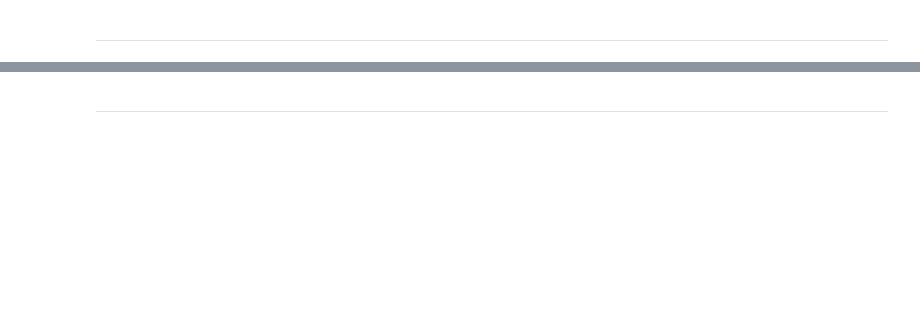
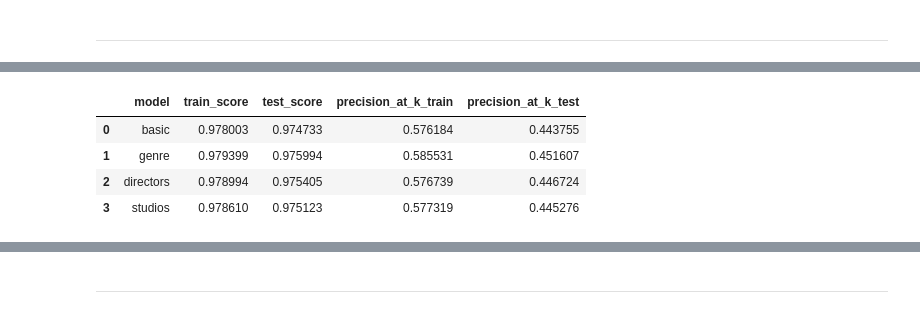
Before and after one commit to juanpablos/anime-recommender, a Jupyter notebook: Hitos/Hito_3.ipynb, the cells around one changed output, grey strips where cells are left out. Drawn from its saved outputs; the diff is of its cells as text; code cells hidden in the pictures; blank space fills up the shorter version.

```diff
--- a/Hitos/Hito_3.ipynb
+++ b/Hitos/Hito_3.ipynb
@@ -255,0 +304,9 @@ TABLAS CON RESULTADOS
+# %%
+fm_features = pd.read_csv("../Data/fm_results_features.csv")
+fm_features
+# %% [output]
+|  | model | train_score | test_score | precision_at_k_train | precision_at_k_test |
+| 0 | basic | 0.978003 | 0.974733 | 0.576184 | 0.443755 |
+| 1 | genre | 0.979399 | 0.975994 | 0.585531 | 0.451607 |
+| 2 | directors | 0.978994 | 0.975405 | 0.576739 | 0.446724 |
+| 3 | studios | 0.978610 | 0.975123 | 0.577319 | 0.445276 |
```
Also changed, not shown: parts of 21 cells of this notebook.
